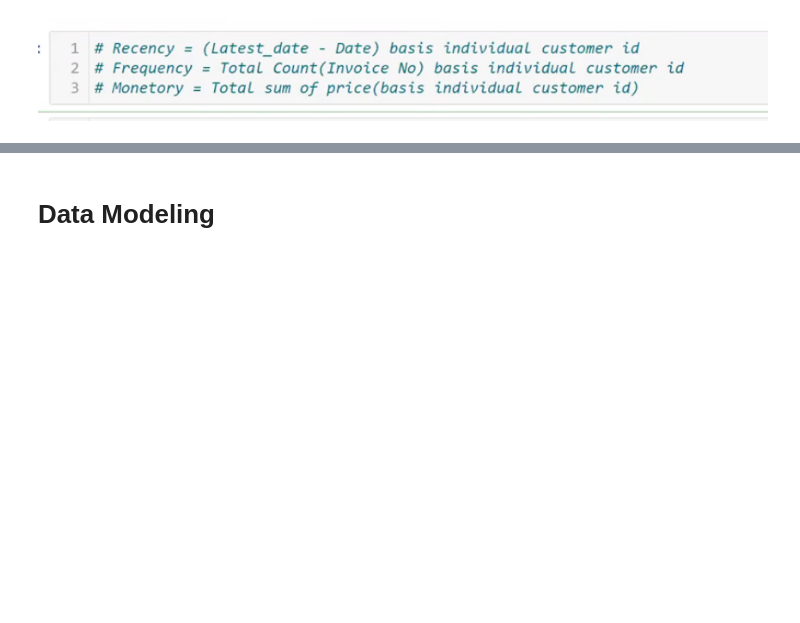
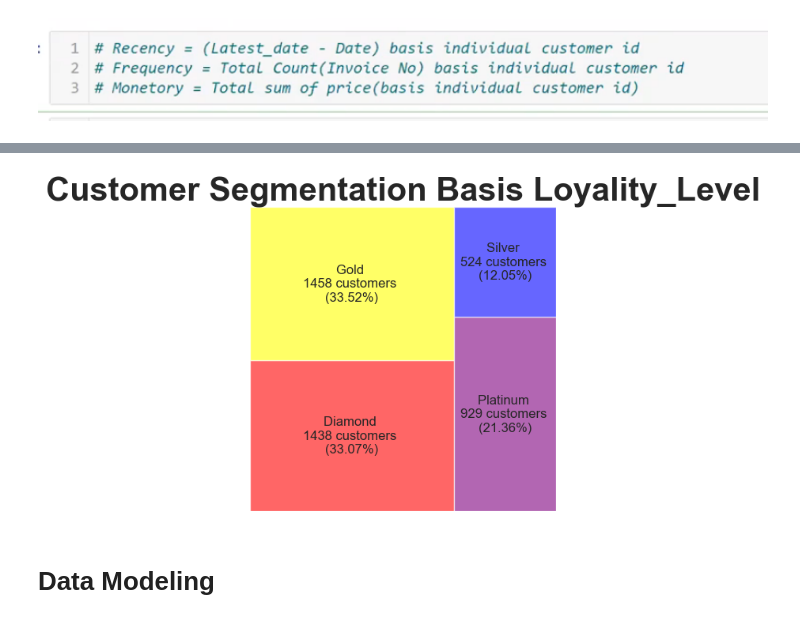
Before and after one commit to Sarvesh-Kesharwani/HouseDataPrediction_kaggle, a Jupyter notebook: AllDomain_AllMLProblems_Projects/Ecommerce/Ecommerce Retention Optimization.ipynb, the cells around one changed output, grey strips where cells are left out. Cells and saved outputs as stored; diff of their text form; code cells hidden in the pictures; blank space fills up the shorter version.

```diff
--- a/AllDomain_AllMLProblems_Projects/Ecommerce/Ecommerce Retention Optimization.ipynb
+++ b/AllDomain_AllMLProblems_Projects/Ecommerce/Ecommerce Retention Optimization.ipynb
@@ -397,0 +647,6 @@ Formatted_data is :
+# %%
+my_analysis = RFMScores.groupby('Loyality_Level')[['Recency','Frequency','Monetry','CustomerID']].agg({
+    'Recency' : 'sum', 'Frequency' : 'sum' , 'Monetry' : 'sum',
+    'CustomerID' : 'nunique'
+}).reset_index()
+display(my_analysis)
@@ -397,0 +659,3 @@ Formatted_data is :
+# %%
+analysis = my_analysis.rename(columns = {'CustomerID' : 'NumberBuyers'})
+display(analysis)
@@ -397,0 +668,3 @@ Formatted_data is :
+# %%
+analysis['Percent'] = round(analysis['NumberBuyers'] /analysis['NumberBuyers'].sum()*100,2)
+display(analysis)
@@ -397,0 +677,7 @@ Formatted_data is :
+# %%
+# plotly or squarify
+! pip install squarify
+import squarify
+
+my_viz = analysis[['Loyality_Level','NumberBuyers','Percent']]
+my_viz
@@ -398,3 +691,20 @@ Formatted_data is :
+# %%
+import matplotlib.pyplot as plt
+fig = plt.gcf()
+fig.set_size_inches(5,5)
+
+ax = fig.add_subplot()
+
+colors_dics = {'Diamond' : 'red', 'Gold' : 'yellow', 'Platinum' :'Purple', 'Silver':'blue'}
+squarify.plot(sizes = my_viz['NumberBuyers'], color=colors_dics.values(),
+              label = ['{} \n{:.0f} customers \n({}%)'.format(*my_viz.iloc[i])
+                        for i in range(0,len(my_viz))], alpha=0.6)
+
+plt.title("Customer Segmentation Basis Loyality_Level", fontsize=30, fontweight='bold')
+plt.axis('off')
+plt.show()
+# %% [output]
+[figure, added]
 # %% [markdown]
 # Data Modeling
 # %%
```
Also changed, not shown: parts of 19 cells of this notebook, 2 other files.
